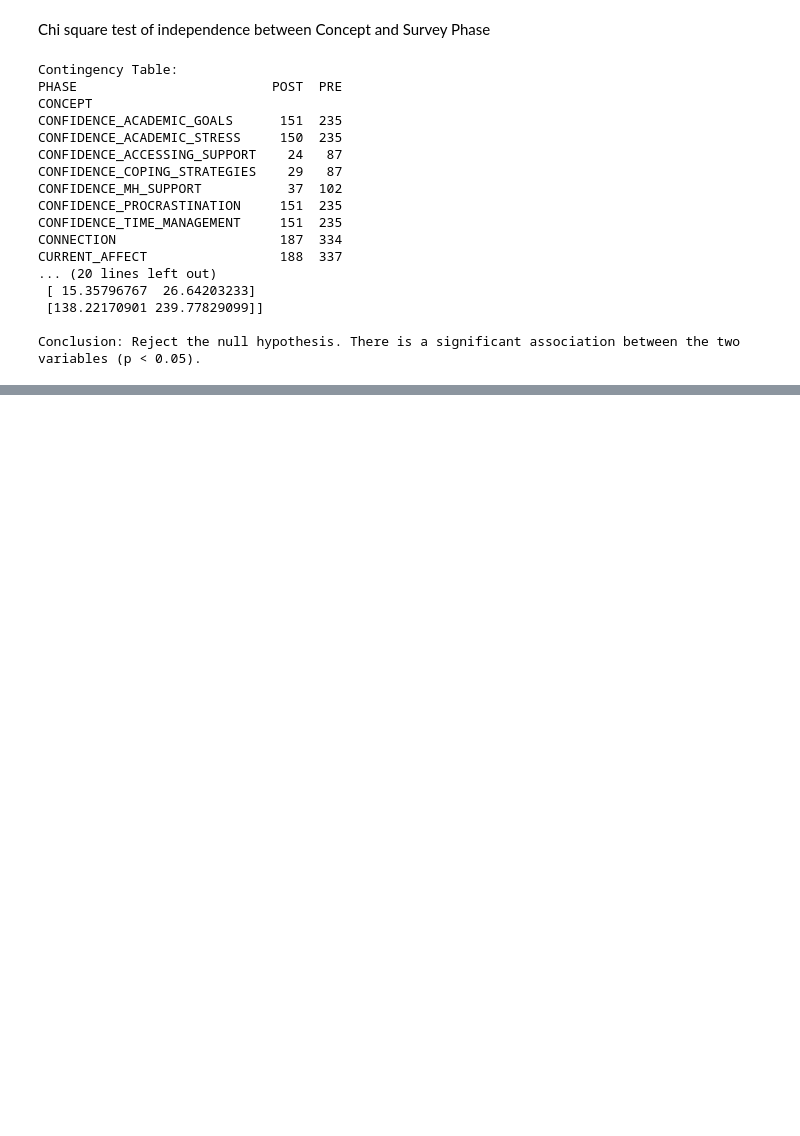
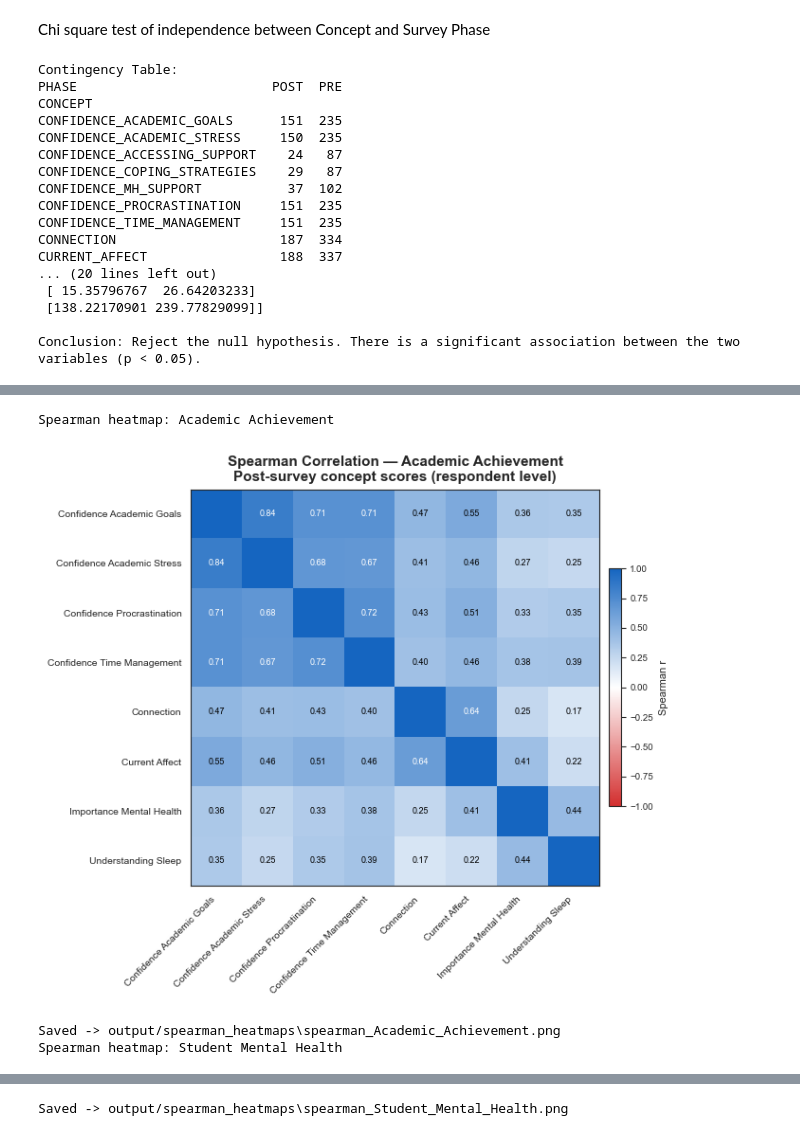
Before and after one commit to lorenald/survey-impact-analysis, a Jupyter notebook: DATA_PREPARATION.ipynb, the cells around one changed output, grey strips where cells are left out. Cells and saved outputs as stored; diff of their text form; code cells hidden in the pictures; blank space fills up the shorter version.

```diff
--- a/DATA_PREPARATION.ipynb
+++ b/DATA_PREPARATION.ipynb
@@ -246,0 +286,55 @@ Conclusion: Reject the null hypothesis. There is a significant association betwe
+# %%
+import matplotlib.colors as mcolors
+
+OUTPUT_SPEARMAN = "output/spearman_heatmaps"
+os.makedirs(OUTPUT_SPEARMAN, exist_ok=True)
+
+def plot_spearman_heatmap(RESPONSES, survey_name, min_n=10):
+    df = RESPONSES[(RESPONSES['SURVEY_NAME'] == survey_name) & (RESPONSES['SURVEY_PHASE'].str.lower() == 'post')].copy()
+
+    pivot = (df.pivot_table(index='RESPONSE_ID', columns='CONCEPT_NAME',values='NUMERIC_RESPONSE', aggfunc='mean'))
+    pivot = pivot.loc[:, pivot.notna().sum() >= min_n]
+
+    if pivot.shape[1] < 3:
+        print(f"Skipping Spearman heatmap for {survey_name} — not enough concepts")
+        return
+
+    corr = pivot.corr(method='spearman')
+
+    fig, ax = plt.subplots(figsize=(max(7, len(corr) * 0.6),max(6, len(corr) * 0.6)))
+    cmap = mcolors.LinearSegmentedColormap.from_list('corr', ['#d32f2f', '#ffffff', '#1565c0'], N=256)
+    im = ax.imshow(corr.values, cmap=cmap, vmin=-1, vmax=1, aspect='auto')
+
+    for i in range(len(corr)):
+        for j in range(len(corr)):
+            val = corr.values[i, j]
+            if i != j:
+                ax.text(j, i, f'{val:.2f}',
+                        ha='center', va='center', fontsize=6.5,
+                        color='white' if abs(val) > 0.6 else 'black')
+
+    labels = [c.replace('_', ' ').title() for c in corr.columns]
+    ax.set_xticks(range(len(corr)))
+    ax.set_xticklabels(labels, rotation=45, ha='right', fontsize=7.5)
+    ax.set_yticks(range(len(corr)))
+    ax.set_yticklabels(labels, fontsize=7.5)
+
+    cbar = plt.colorbar(im, ax=ax, shrink=0.6, pad=0.02)
+    cbar.set_label('Spearman r', fontsize=8)
+    cbar.ax.tick_params(labelsize=7)
+
+    ax.set_title(f'Spearman Correlation — {survey_name}\n'f'Post-survey concept scores (respondent level)',fontsize=11, fontweight='bold')
+    plt.tight_layout()
+    path = os.path.join(OUTPUT_SPEARMAN, f'spearman_{survey_name.replace(" ", "_")}.png')
+    fig.savefig(path, dpi=150, bbox_inches='tight', pad_inches=0.3)
+    plt.show()
+    print(f"Saved -> {path}")
+
+for survey in RESPONSES['SURVEY_NAME'].unique():
+    print(f"Spearman heatmap: {survey}")
+    plot_spearman_heatmap(RESPONSES, survey)
+# %% [output]
+Spearman heatmap: Academic Achievement
+[figure, added]
+Saved -> output/spearman_heatmaps\spearman_Academic_Achievement.png
+Spearman heatmap: Student Mental Health
@@ -246,0 +342 @@ Conclusion: Reject the null hypothesis. There is a significant association betwe
+Saved -> output/spearman_heatmaps\spearman_Student_Mental_Health.png
```
Also changed, not shown: parts of 3 cells of this notebook, 3 other files.
